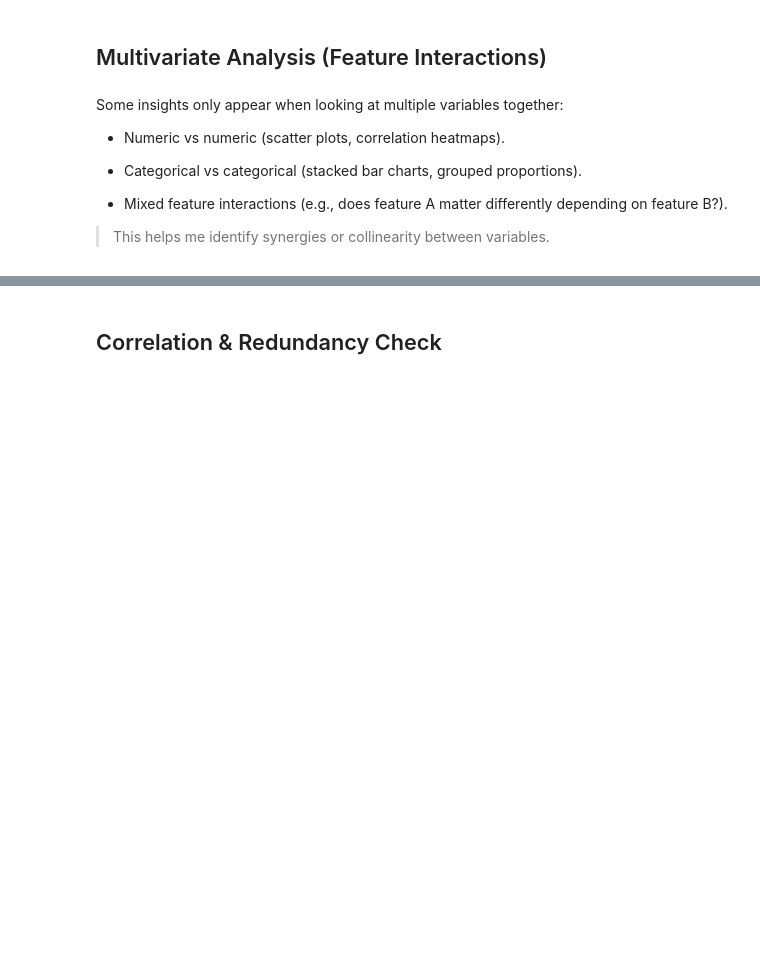
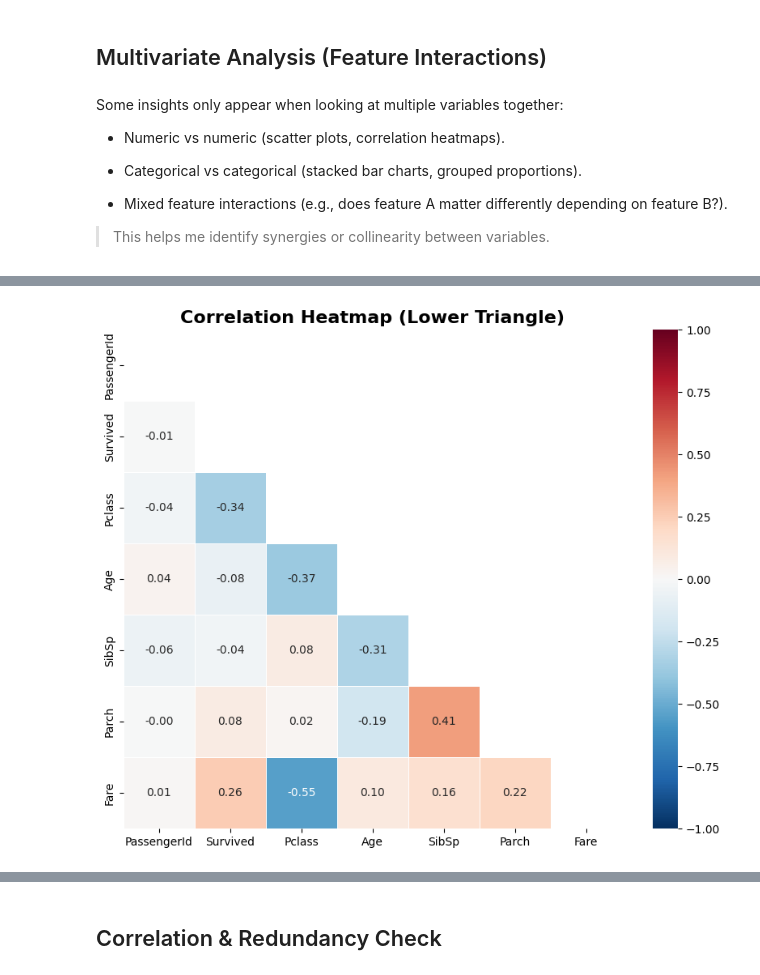
Before and after one commit to parhamvz73/Machine-Learning, a Jupyter notebook: Template.ipynb, the cells around one changed output, grey strips where cells are left out. Saved outputs shown, nothing was run; the diff lists cells and outputs as text; code cells hidden in the pictures; blank space fills up the shorter version.

```diff
--- a/Template.ipynb
+++ b/Template.ipynb
@@ -1489,0 +1553,4 @@ Some insights only appear when looking at multiple variables together:
+# %%
+plot_multi_numeric_correlation_heatmap(df_num,"Survived",df)
+# %% [output]
+[figure, added]
```
Also changed, not shown: parts of 10 cells of this notebook.
